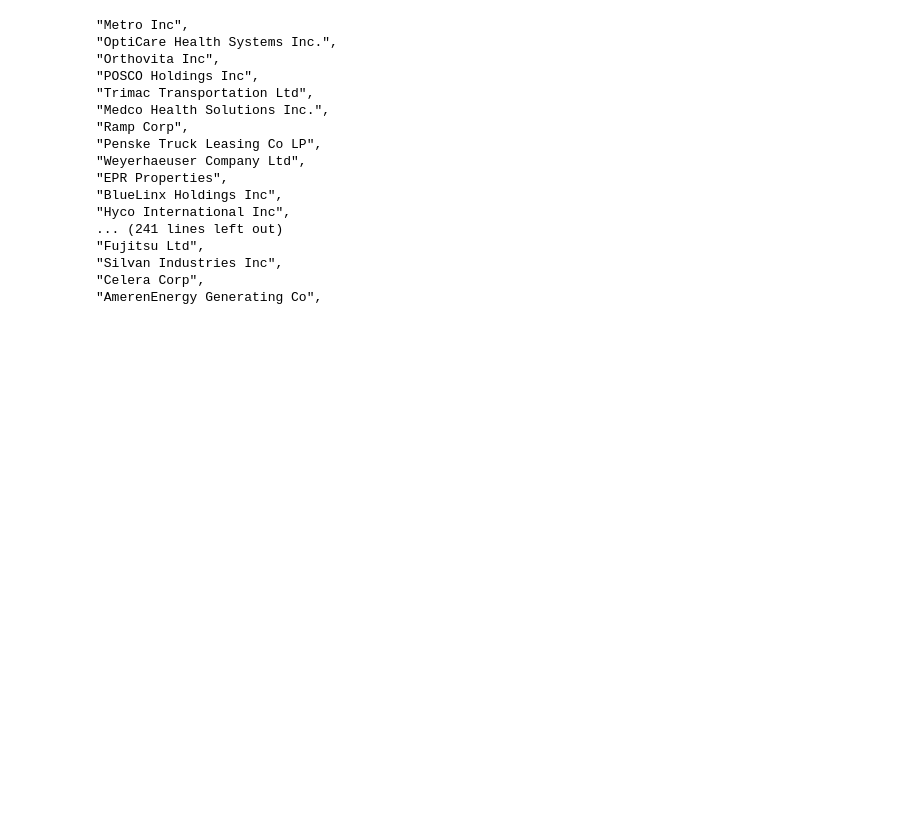
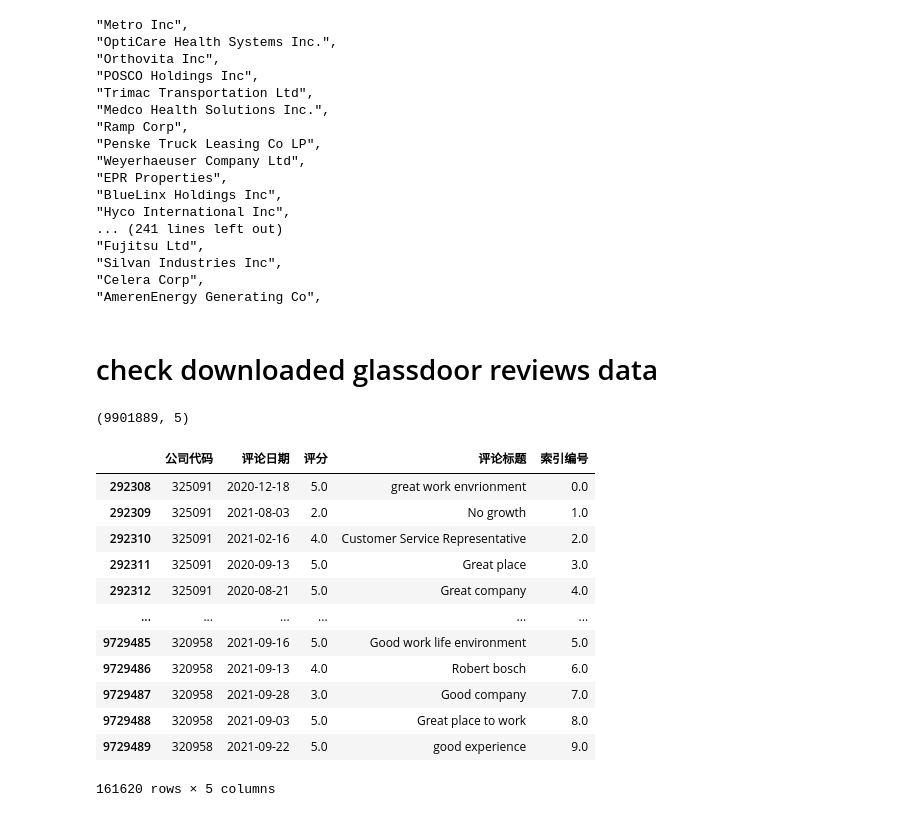
Before and after one commit to wangyouan/glassdoor-server, a Jupyter notebook: JupyterLabs/QueryFirmReviewAddress.ipynb, the cells around one changed output. Drawn from its saved outputs; the diff is of its cells as text; code cells hidden in the pictures; blank space fills up the shorter version.

```diff
--- a/JupyterLabs/QueryFirmReviewAddress.ipynb
+++ b/JupyterLabs/QueryFirmReviewAddress.ipynb
@@ -354,3 +354,11 @@ AmerenEnergy Generating Co'''.split('\n')]))
 "Silvan Industries Inc",
 "Celera Corp",
 "AmerenEnergy Generating Co",
+# %% [markdown]
+# check downloaded glassdoor reviews data
+# %%
+df = pd.read_csv(r'D:\Users\wangy\Documents\temp\Glassdoor岗位评价.csv', usecols=['公司代码', '评论日期', '评分', '评论标题', '索引编号'])
+# %%
+df.shape
+# %% [output]
+(9901889, 5)
@@ -356,0 +376,16 @@ AmerenEnergy Generating Co'''.split('\n')]))
+# %%
+df[df['索引编号'].notnull()]
+# %% [output]
+|  | 公司代码 | 评论日期 | 评分 | 评论标题 | 索引编号 |
+| 292308 | 325091 | 2020-12-18 | 5.0 | great work envrionment | 0.0 |
+| 292309 | 325091 | 2021-08-03 | 2.0 | No growth | 1.0 |
+| 292310 | 325091 | 2021-02-16 | 4.0 | Customer Service Representative | 2.0 |
+| 292311 | 325091 | 2020-09-13 | 5.0 | Great place | 3.0 |
+| 292312 | 325091 | 2020-08-21 | 5.0 | Great company | 4.0 |
+| ... | ... | ... | ... | ... | ... |
+| 9729485 | 320958 | 2021-09-16 | 5.0 | Good work life environment | 5.0 |
+| 9729486 | 320958 | 2021-09-13 | 4.0 | Robert bosch | 6.0 |
+| 9729487 | 320958 | 2021-09-28 | 3.0 | Good company | 7.0 |
+| 9729488 | 320958 | 2021-09-03 | 5.0 | Great place to work | 8.0 |
+| 9729489 | 320958 | 2021-09-22 | 5.0 | good experience | 9.0 |
+161620 rows × 5 columns
```
Also changed, not shown: parts of 6 cells of this notebook, 1 other file.
